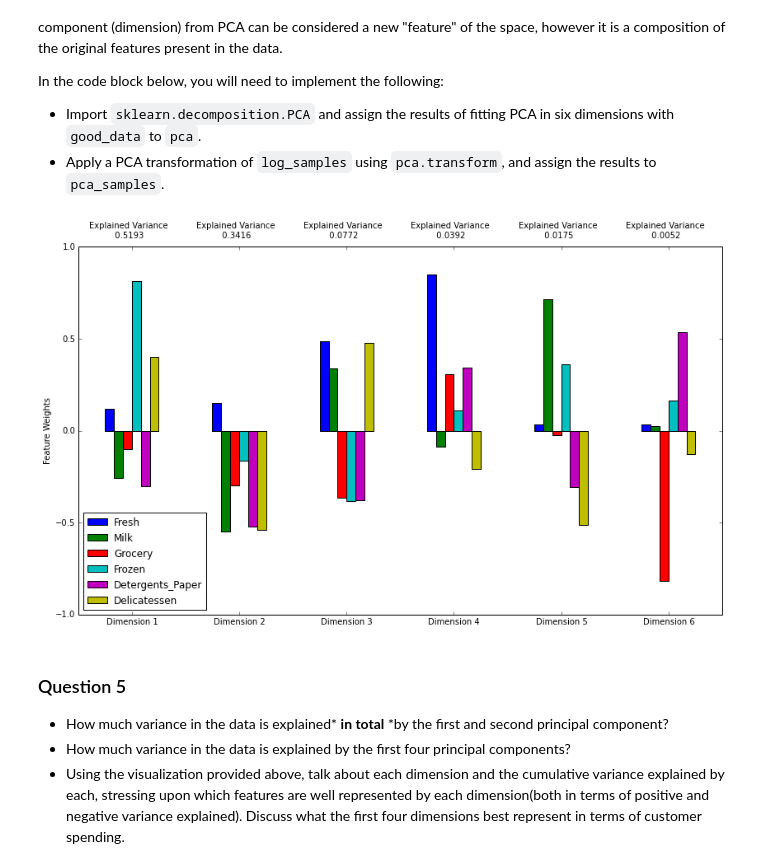
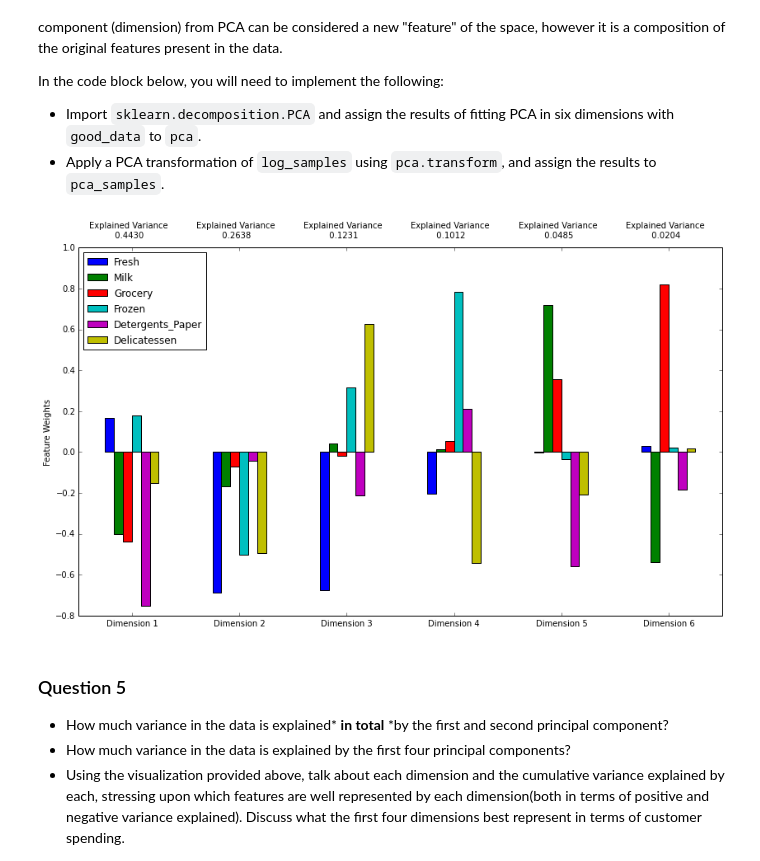
Before and after one commit to GravityConstant/machine-learning, a Jupyter notebook: projects/customer_segments/customer_segments.ipynb, the cells around one changed output. Drawn from its saved outputs; the diff is of its cells as text; code cells hidden in the pictures.

```diff
--- a/projects/customer_segments/customer_segments.ipynb
+++ b/projects/customer_segments/customer_segments.ipynb
@@ -194,7 +194,7 @@ import numpy as np
 log_data = np.log(data)
 
 # TODO: Scale the sample data using the natural logarithm
-log_samples = np.log(data[:10])
+log_samples = np.log(samples)
 
 # Produce a scatter matrix for each pair of newly-transformed features
 pd.plotting.scatter_matrix(log_data, alpha = 0.3, figsize = (14,8), diagonal = 'kde');
@@ -251,7 +251,7 @@ for feature in log_data.keys():
 
 
 # OPTIONAL: Select the indices for data points you wish to remove
-outliers  = [65, 154, 183]
+outliers  = [65, 66, 75, 128, 154]
 
 # Remove the outliers, if any were specified
 good_data = log_data.drop(log_data.index[outliers]).reset_index(drop = True)
@@ -342,15 +342,15 @@ In the code block below, you will need to implement the following:
 # %%
 # TODO: Apply PCA by fitting the good data with the same number of dimensions as features
 from sklearn.decomposition import PCA
-pca = PCA(random_state=100)
+pca = PCA(random_state=100).fit(good_data)
 
 # TODO: Transform log_samples using the PCA fit above
-pca_samples = pca.fit_transform(log_samples)
+pca_samples = pca.transform(log_samples)
 
 # Generate PCA results plot
 pca_results = vs.pca_results(good_data, pca)
 # %% [output]
-[figure, old version]
+[figure, new version]
 # %% [markdown]
 ### Question 5
 
```
Also changed, not shown: parts of 23 cells of this notebook, 1 other file.
